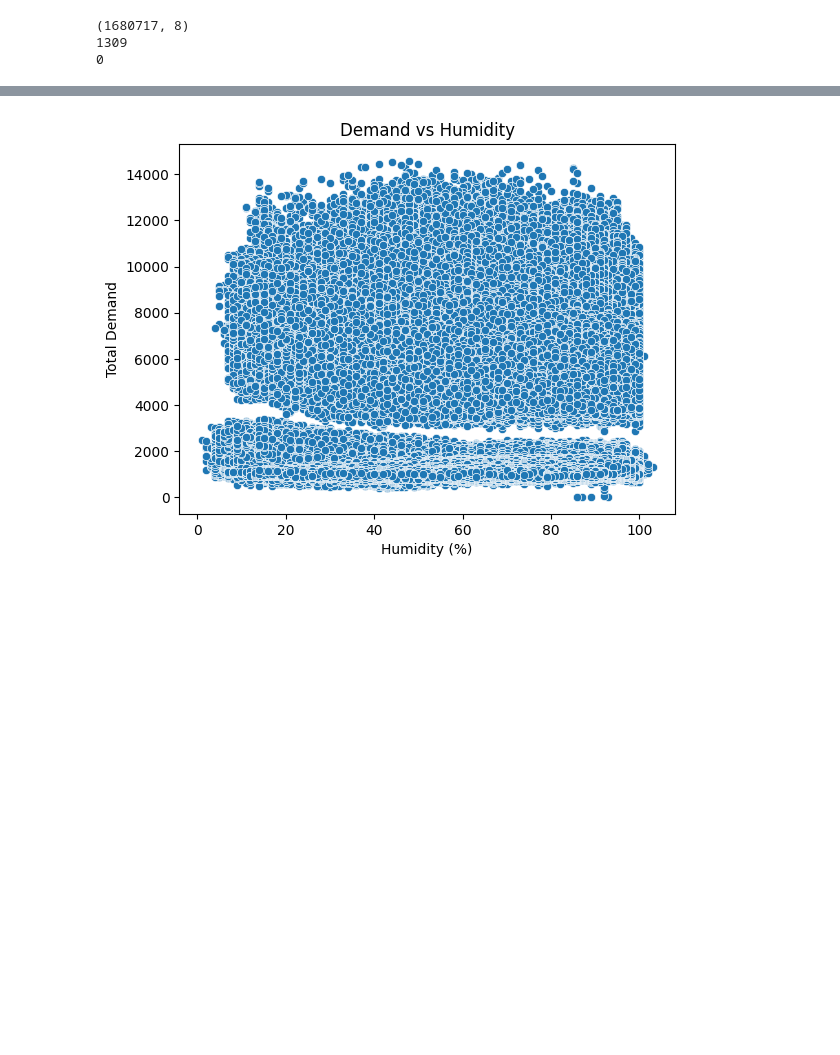
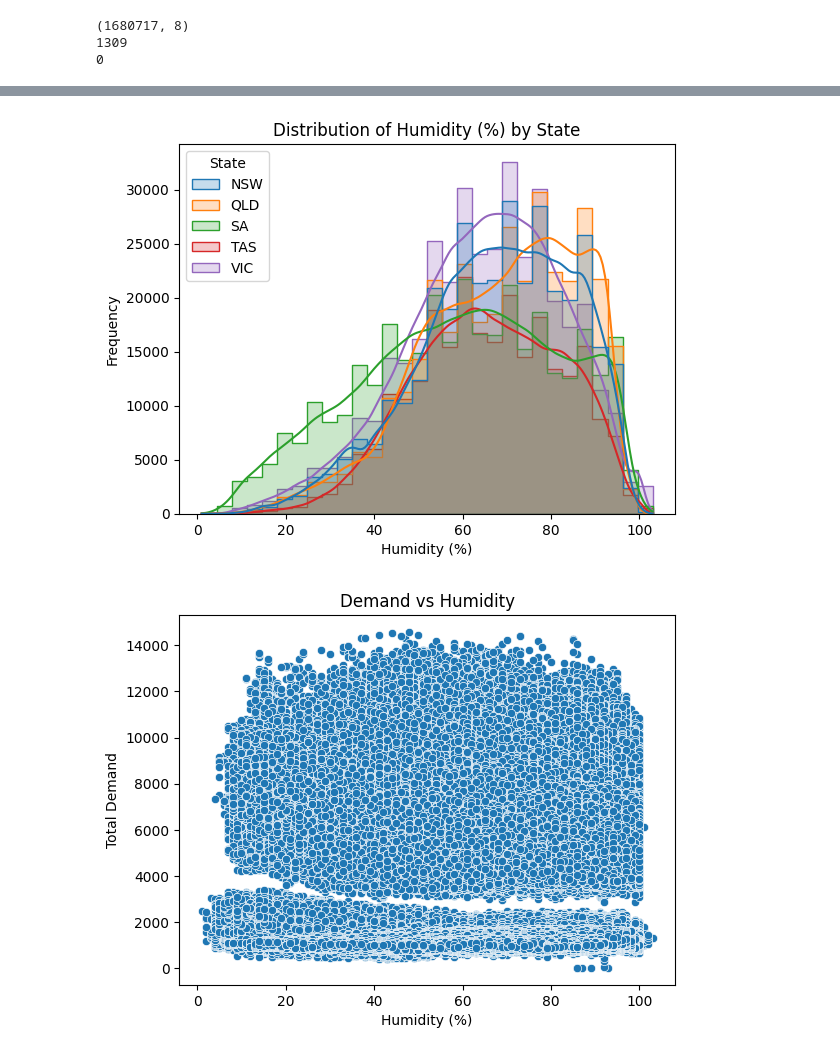
Before and after one commit to harjask-7/ADS1002-project, a Jupyter notebook: notebooks/jiehni/eda_humidity_demand.ipynb, the cells around one changed output, grey strips where cells are left out. Drawn from its saved outputs; the diff is of its cells as text; code cells hidden in the pictures; blank space fills up the shorter version.

```diff
--- a/notebooks/jiehni/eda_humidity_demand.ipynb
+++ b/notebooks/jiehni/eda_humidity_demand.ipynb
@@ -25 +34,10 @@ print(data["Humidity (%)"].isna().sum())
+# %%
+# plot histogram of the distribution of humidity by state
+sns.histplot(data=data, x="Humidity (%)", hue="State", bins=30, kde=True, element="step")
+plt.title("Distribution of Humidity (%) by State")
+plt.xlabel("Humidity (%)")
+plt.ylabel("Frequency")
+plt.show()
+# %% [output]
+[figure, added]
 # %%
```
Also changed, not shown: parts of 11 cells of this notebook.
